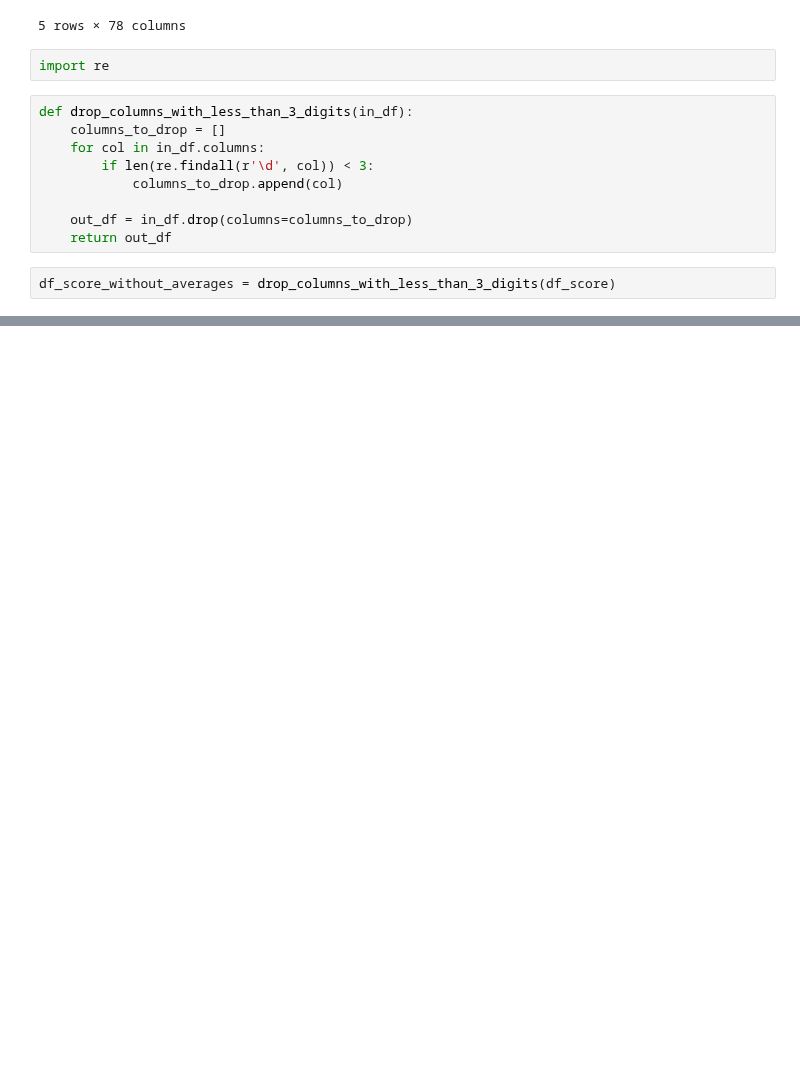
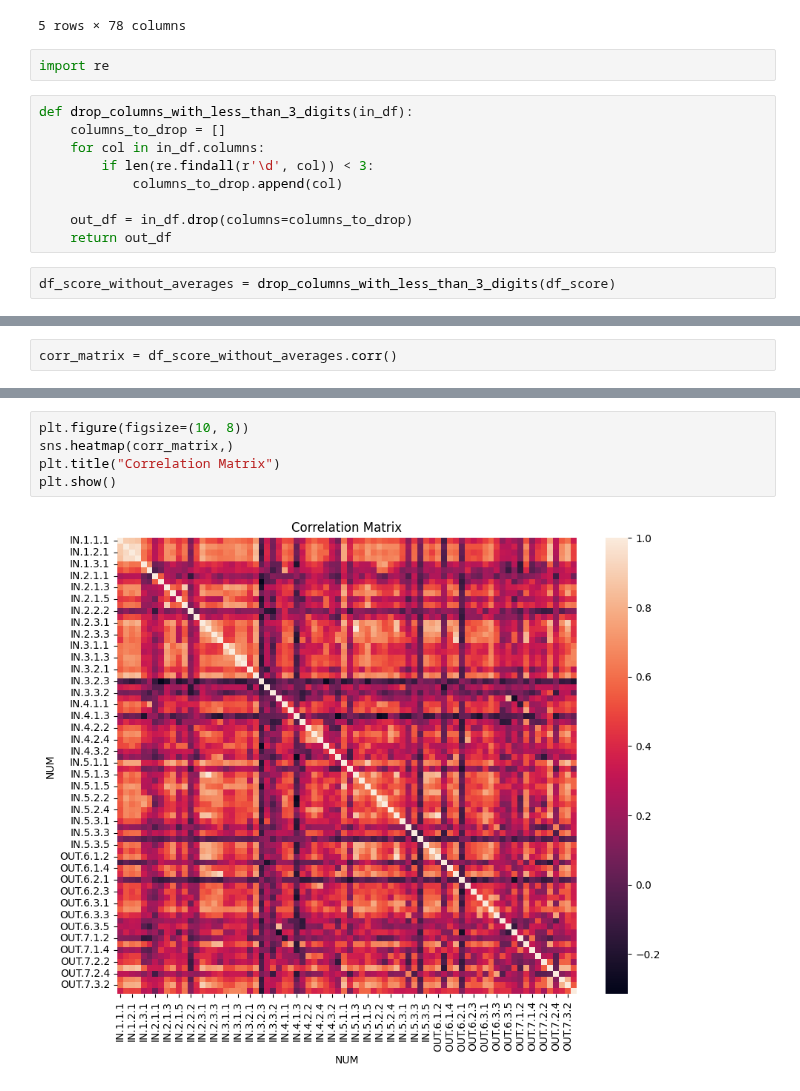
Before and after one commit to StefanHamm/DOPP_WS24, a Jupyter notebook: notebooks/read_gii.ipynb, the cells around one changed output, grey strips where cells are left out. Saved outputs shown, nothing was run; the diff lists cells and outputs as text; blank space fills up the shorter version.

Commit message:
add correlation matrix

```diff
--- a/notebooks/read_gii.ipynb
+++ b/notebooks/read_gii.ipynb
@@ -99,0 +102,2 @@ df_score.head()
+# %%
+corr_matrix = df_score_without_averages.corr()
@@ -99,0 +121,7 @@ df_score.head()
+# %%
+plt.figure(figsize=(10, 8))
+sns.heatmap(corr_matrix,)
+plt.title("Correlation Matrix")
+plt.show()
+# %% [output]
+[figure, added]
```
Also changed, not shown: parts of 3 cells of this notebook.
